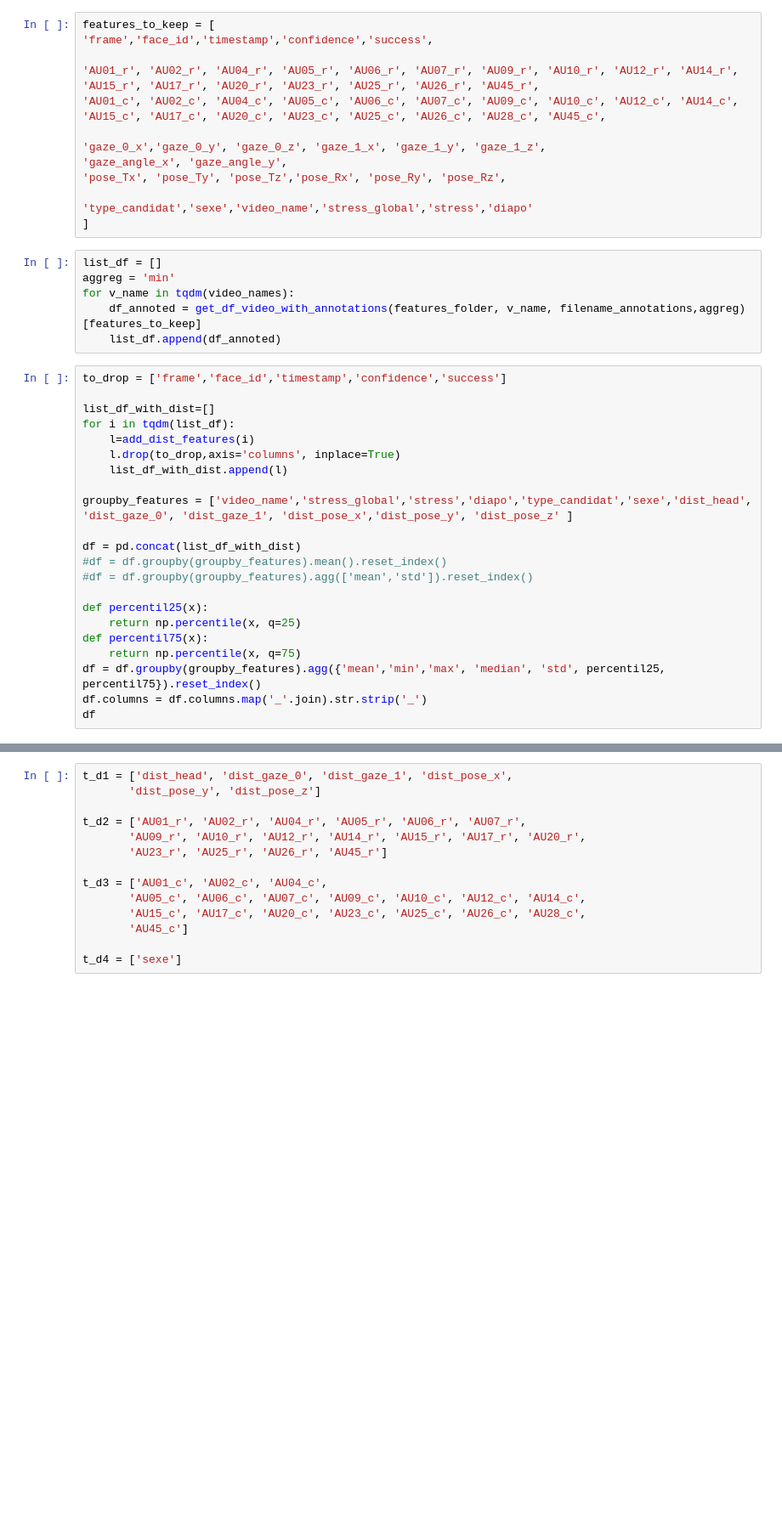
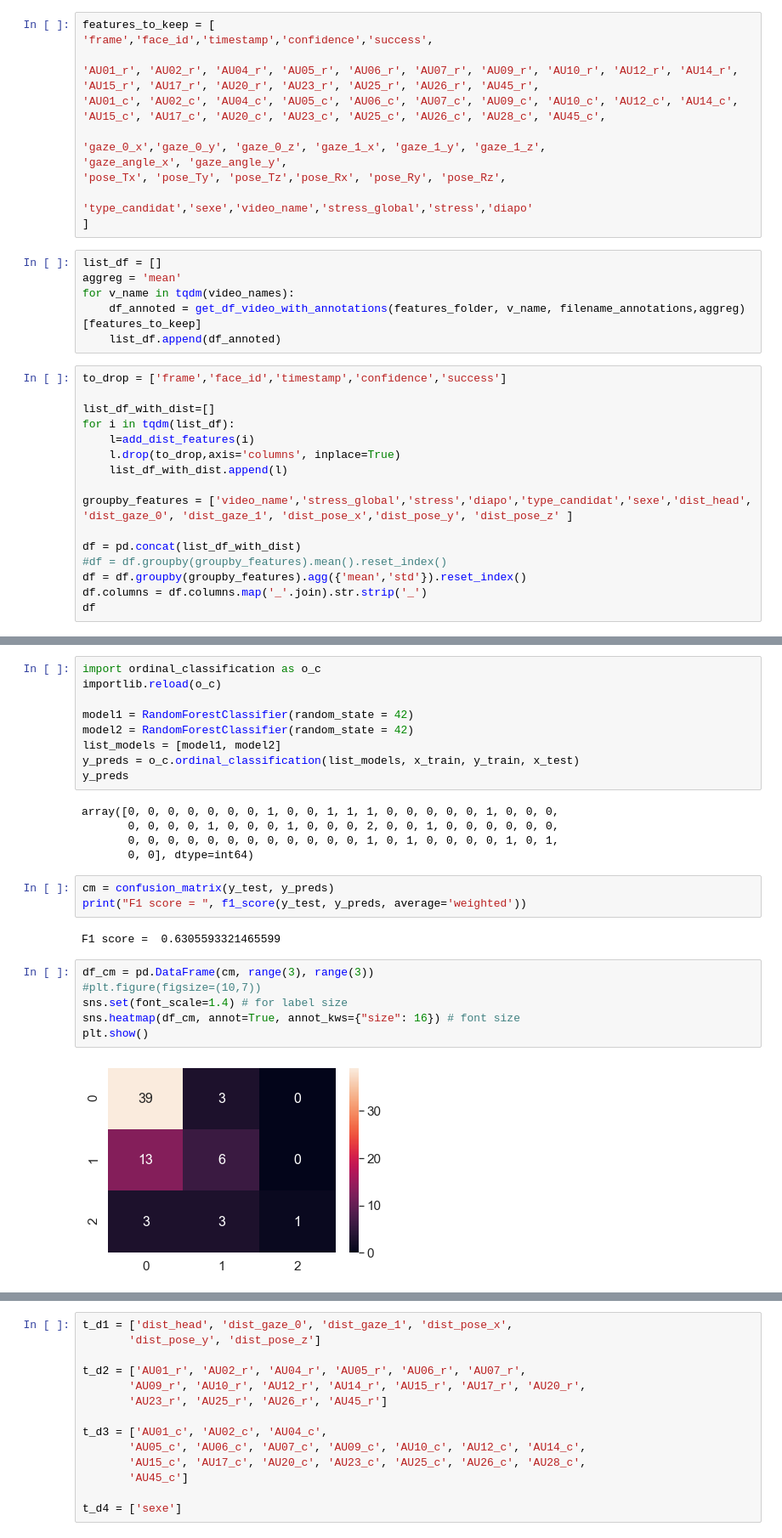
Before and after one commit to Projet-Fil-Rouge-AFPA/filrouge, a Jupyter notebook: Notebook_Vincent.ipynb, the cells around one changed output, grey strips where cells are left out. Shown at 85% size. Cells and saved outputs as stored; diff of their text form; blank space fills up the shorter version.

Commit message:
added crossval, f1score

```diff
--- a/Notebook_Vincent.ipynb
+++ b/Notebook_Vincent.ipynb
@@ -46,7 +50,7 @@ features_to_keep = [
 ]
 # %%
 list_df = []
-aggreg = 'min'
+aggreg = 'mean'
 for v_name in tqdm(video_names):
     df_annoted = get_df_video_with_annotations(features_folder, v_name, filename_annotations,aggreg)[features_to_keep]
     list_df.append(df_annoted)
@@ -63,13 +67,7 @@ groupby_features = ['video_name','stress_global','stress','diapo','type_candidat
 
 df = pd.concat(list_df_with_dist)
 #df = df.groupby(groupby_features).mean().reset_index()
-#df = df.groupby(groupby_features).agg(['mean','std']).reset_index()
-
-def percentil25(x):
-    return np.percentile(x, q=25)
-def percentil75(x):
-    return np.percentile(x, q=75)
-df = df.groupby(groupby_features).agg({'mean','min','max', 'median', 'std', percentil25, percentil75}).reset_index()
+df = df.groupby(groupby_features).agg({'mean','std'}).reset_index()
 df.columns = df.columns.map('_'.join).str.strip('_')
 df
 # %% [output]
@@ -127,0 +98,27 @@ Index(['dist_head', 'dist_gaze_0', 'dist_gaze_1', 'dist_pose_x', 'dist_pose_y',
+# %%
+import ordinal_classification as o_c
+importlib.reload(o_c)
+
+model1 = RandomForestClassifier(random_state = 42)
+model2 = RandomForestClassifier(random_state = 42)
+list_models = [model1, model2]
+y_preds = o_c.ordinal_classification(list_models, x_train, y_train, x_test)
+y_preds
+# %% [output]
+array([0, 0, 0, 0, 0, 0, 0, 1, 0, 0, 1, 1, 1, 0, 0, 0, 0, 0, 1, 0, 0, 0,
+       0, 0, 0, 0, 1, 0, 0, 0, 1, 0, 0, 0, 2, 0, 0, 1, 0, 0, 0, 0, 0, 0,
+       0, 0, 0, 0, 0, 0, 0, 0, 0, 0, 0, 0, 1, 0, 1, 0, 0, 0, 0, 1, 0, 1,
+       0, 0], dtype=int64)
+# %%
+cm = confusion_matrix(y_test, y_preds)
+print("F1 score = ", f1_score(y_test, y_preds, average='weighted'))
+# %% [output]
+F1 score =  0.6305593321465599
+# %%
+df_cm = pd.DataFrame(cm, range(3), range(3))
+#plt.figure(figsize=(10,7))
+sns.set(font_scale=1.4) # for label size
+sns.heatmap(df_cm, annot=True, annot_kws={"size": 16}) # font size
+plt.show()
+# %% [output]
+[figure, added]
```
Also changed, not shown: parts of 12 cells of this notebook, 1 other file.
